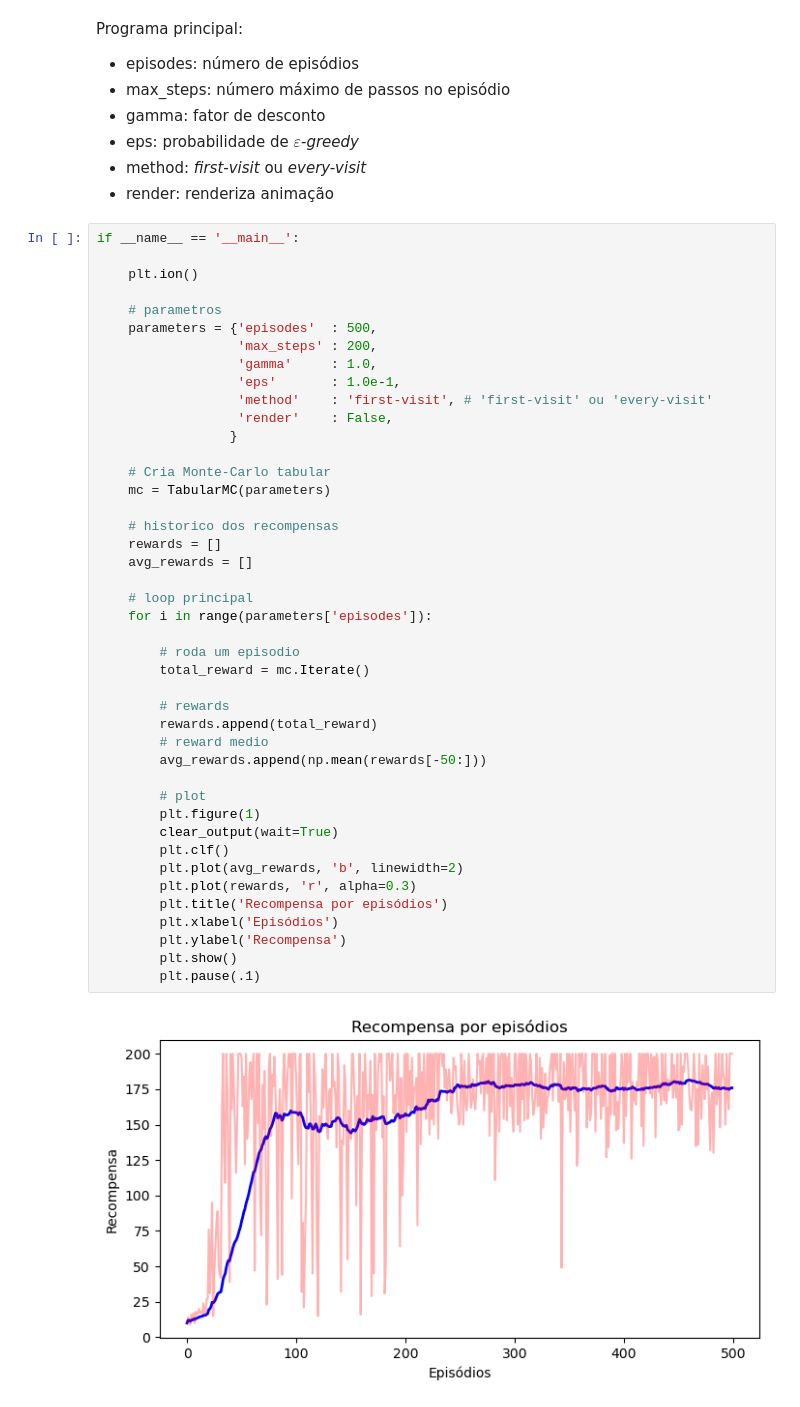
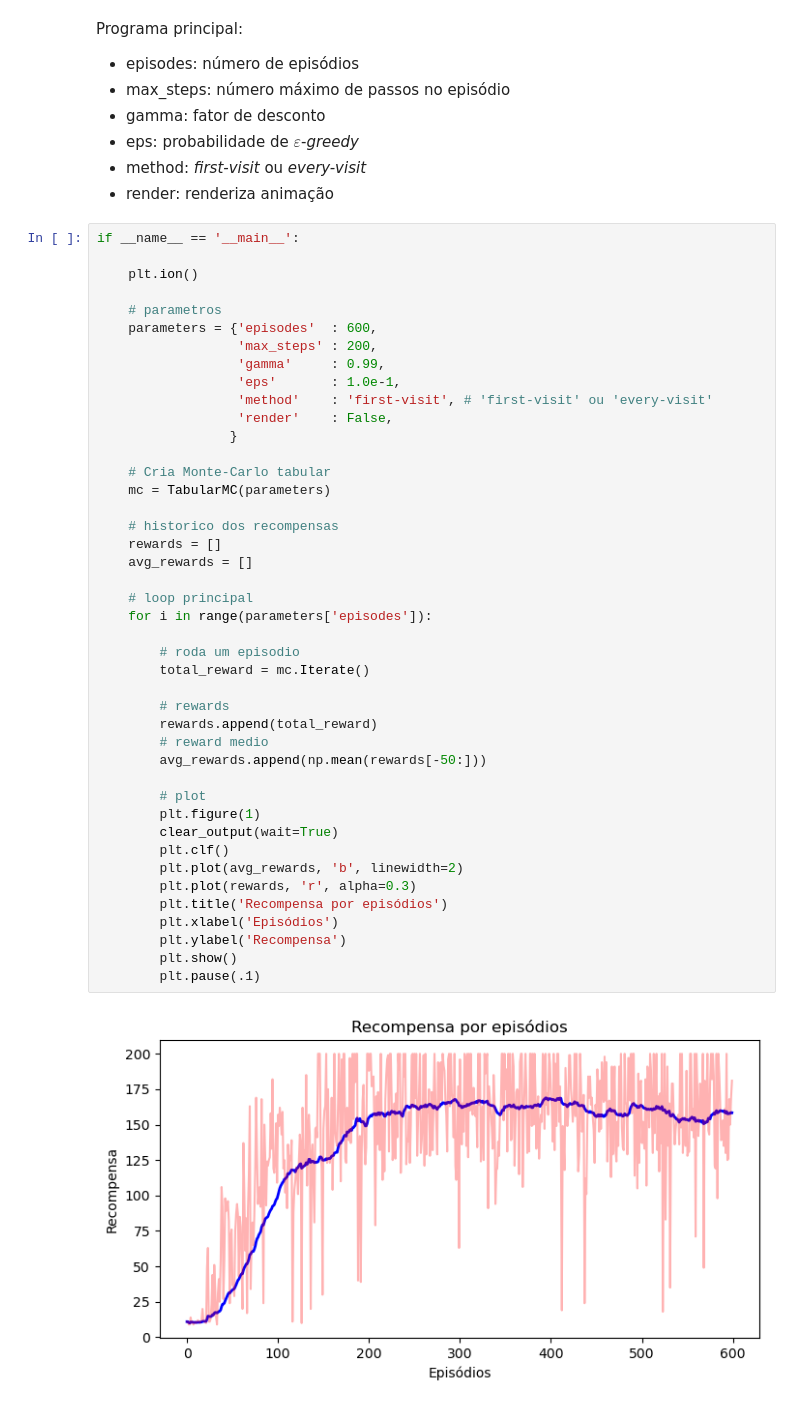
Before and after one commit to GTI-UFMG/IAR_codes, a Jupyter notebook: aula04/MC_pendulo_invertido.ipynb, the cells around one changed output. Cells and saved outputs as stored; diff of their text form.

```diff
--- a/aula04/MC_pendulo_invertido.ipynb
+++ b/aula04/MC_pendulo_invertido.ipynb
@@ -237,9 +237,9 @@ if __name__ == '__main__':
     plt.ion()
 
     # parametros
-    parameters = {'episodes'  : 500,
+    parameters = {'episodes'  : 600,
                   'max_steps' : 200,
-                  'gamma'     : 1.0,
+                  'gamma'     : 0.99,
                   'eps'       : 1.0e-1,
                   'method'    : 'first-visit', # 'first-visit' ou 'every-visit'
                   'render'    : False,
@@ -248,31 +248,31 @@ if __name__ == '__main__':
     # Cria Monte-Carlo tabular
     mc = TabularMC(parameters)
 
     # historico dos recompensas
     rewards = []
     avg_rewards = []
 
     # loop principal
     for i in range(parameters['episodes']):
 
         # roda um episodio
         total_reward = mc.Iterate()
 
         # rewards
         rewards.append(total_reward)
         # reward medio
         avg_rewards.append(np.mean(rewards[-50:]))
 
         # plot
         plt.figure(1)
         clear_output(wait=True)
         plt.clf()
         plt.plot(avg_rewards, 'b', linewidth=2)
         plt.plot(rewards, 'r', alpha=0.3)
         plt.title('Recompensa por episódios')
         plt.xlabel('Episódios')
         plt.ylabel('Recompensa')
         plt.show()
         plt.pause(.1)
 # %% [output]
-[figure, old version]
+[figure, new version]
```
